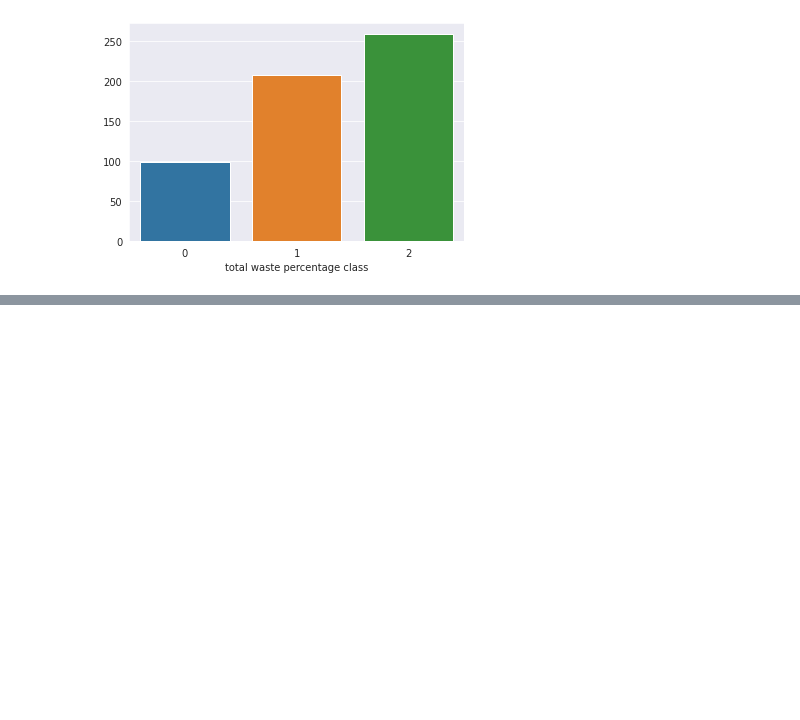
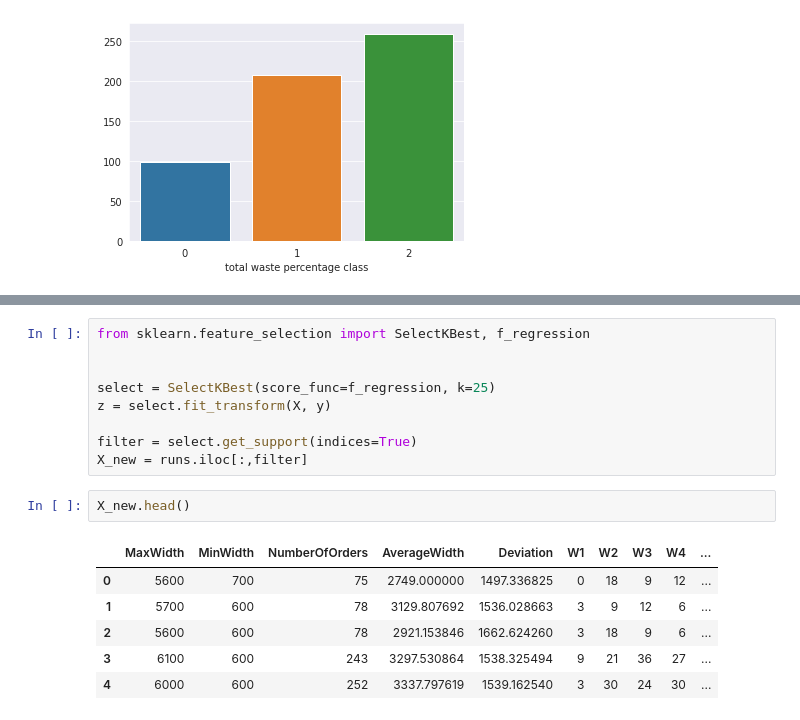
Before and after one commit to teoad95/Infusing-business-optimization-processes-with-machine-learning-and-expert-knowledge., a Jupyter notebook: Main_notebook.ipynb, the cells around one changed output, grey strips where cells are left out. Cells and saved outputs as stored; diff of their text form; blank space fills up the shorter version.

```diff
--- a/Main_notebook.ipynb
+++ b/Main_notebook.ipynb
@@ -82,0 +150,18 @@ plt.show()
+# %%
+from sklearn.feature_selection import SelectKBest, f_regression
+
+
+select = SelectKBest(score_func=f_regression, k=25)
+z = select.fit_transform(X, y)
+
+filter = select.get_support(indices=True)
+X_new = runs.iloc[:,filter]
+# %%
+X_new.head()
+# %% [output]
+|  | MaxWidth | MinWidth | NumberOfOrders | AverageWidth | Deviation | W1 | W2 | W3 | W4 | ... |
+| 0 | 5600 | 700 | 75 | 2749.000000 | 1497.336825 | 0 | 18 | 9 | 12 | ... |
+| 1 | 5700 | 600 | 78 | 3129.807692 | 1536.028663 | 3 | 9 | 12 | 6 | ... |
+| 2 | 5600 | 600 | 78 | 2921.153846 | 1662.624260 | 3 | 18 | 9 | 6 | ... |
+| 3 | 6100 | 600 | 243 | 3297.530864 | 1538.325494 | 9 | 21 | 36 | 27 | ... |
+| 4 | 6000 | 600 | 252 | 3337.797619 | 1539.162540 | 3 | 30 | 24 | 30 | ... |
```
Also changed, not shown: parts of 8 cells of this notebook.
